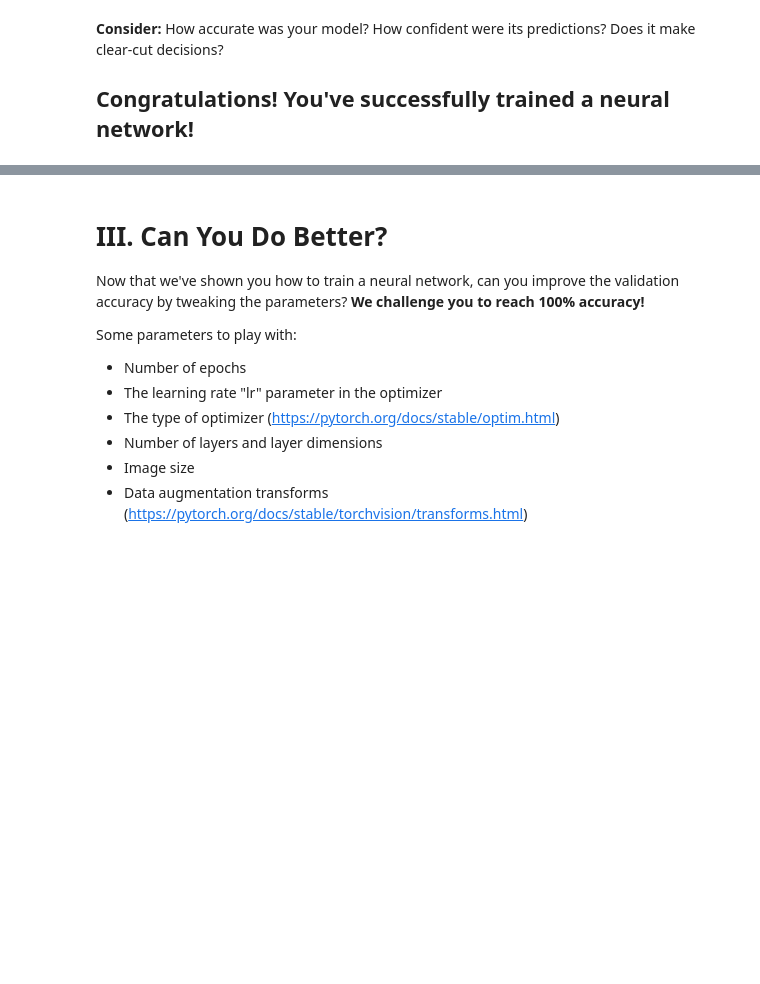
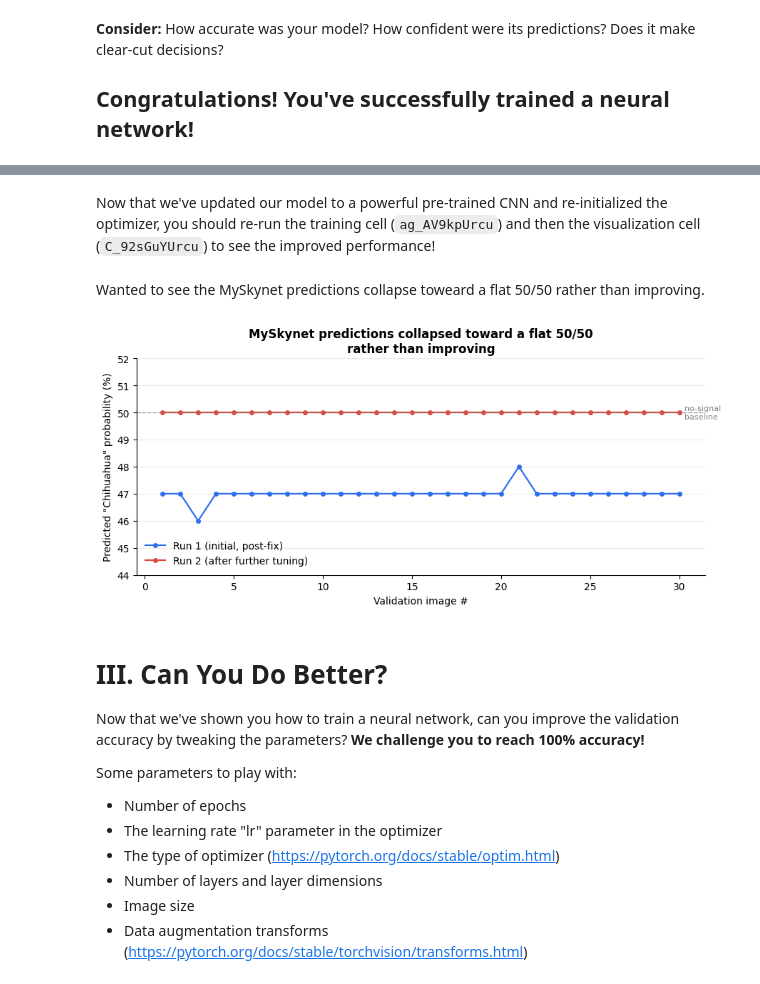
Before and after one commit to kueism/ITAI1378, a Jupyter notebook: workshop_1.ipynb, the cells around one changed output, grey strips where cells are left out. Drawn from its saved outputs; the diff is of its cells as text; code cells hidden in the pictures; blank space fills up the shorter version.

```diff
--- a/workshop_1.ipynb
+++ b/workshop_1.ipynb
@@ -325,0 +392,46 @@ for i, img in enumerate(images):
+# %% [markdown]
+Now that we've updated our model to a powerful pre-trained CNN and re-initialized the optimizer, you should re-run the training cell (`ag_AV9kpUrcu`) and then the visualization cell (`C_92sGuYUrcu`) to see the improved performance!
+# %% [markdown]
+Wanted to see the MySkynet predictions collapse toweard a flat 50/50 rather than improving.
+# %%
+#Creating chart 'MySkynet predictions collapse twoeard a flat 50/50 rather than improving
+
+import matplotlib.pyplot as plt
+import numpy as np
+
+# Predicted "Chihuahua" probability (%) per validation image, in the order
+# shown in the visualization grid — Run 1 (initial, post-error-fix) vs.
+# Run 2 (after further tuning attempts)
+run1_chi_pct = [47, 47, 46, 47, 47, 47, 47, 47, 47, 47,
+                47, 47, 47, 47, 47, 47, 47, 47, 47, 47,
+                48, 47, 47, 47, 47, 47, 47, 47, 47, 47]
+
+run2_chi_pct = [50] * 30  # every single image predicted exactly 50/50
+
+x = np.arange(1, len(run1_chi_pct) + 1)
+
+fig, ax = plt.subplots(figsize=(9, 4.2))
+
+ax.plot(x, run1_chi_pct, marker='o', markersize=4, linewidth=1.6,
+        color='#2f6fed', label='Run 1 (initial, post-fix)')
+ax.plot(x, run2_chi_pct, marker='o', markersize=4, linewidth=1.6,
+        color='#e0483e', label='Run 2 (after further tuning)')
+
+ax.axhline(50, color='gray', linestyle='--', linewidth=1, alpha=0.7)
+ax.text(30.3, 50, 'no-signal\nbaseline', fontsize=8, color='gray', va='center')
+
+ax.set_ylim(44, 52)
+ax.set_xlabel('Validation image #')
+ax.set_ylabel('Predicted "Chihuahua" probability (%)')
+ax.set_title('MySkynet predictions collapsed toward a flat 50/50\nrather than improving',
+              fontweight='bold')
+ax.legend(loc='lower left', frameon=False)
+ax.spines['top'].set_visible(False)
+ax.spines['right'].set_visible(False)
+ax.grid(axis='y', alpha=0.25)
+
+plt.tight_layout()
+plt.savefig('bias_flatline.png', dpi=200, bbox_inches='tight')
+plt.show()
+# %% [output]
+[figure, added]
```
Also changed, not shown: parts of 11 cells of this notebook.
